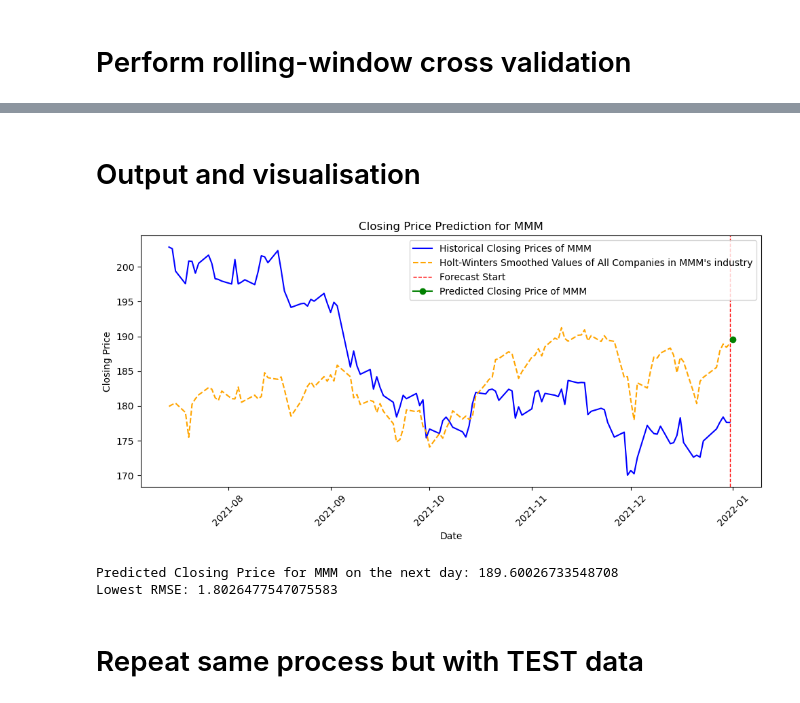
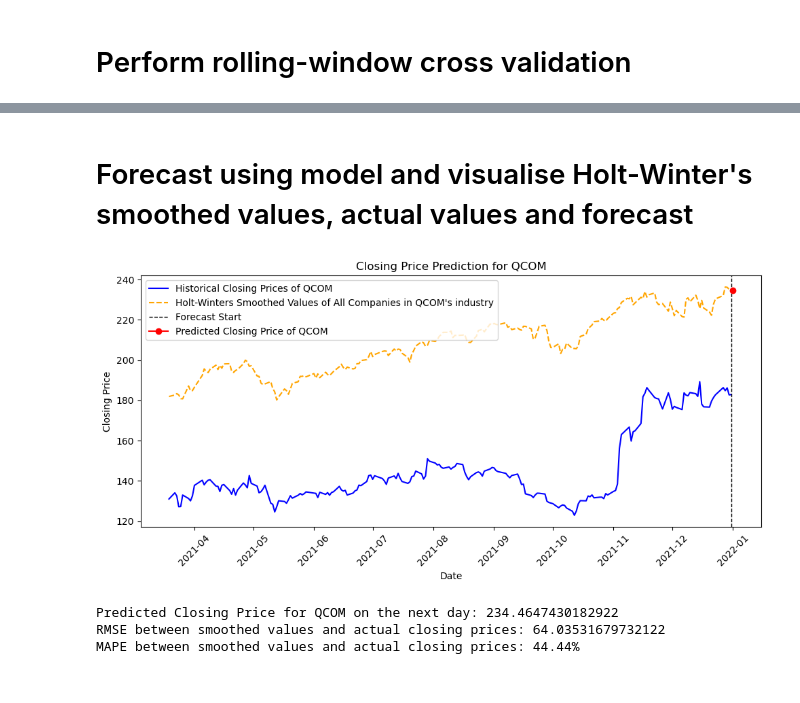
Before and after one commit to yothisisash/IT1244-Stock-Market, a Jupyter notebook: holt_winters_all_and_some_companies_v2.ipynb, the cells around one changed output, grey strips where cells are left out. Cells and saved outputs as stored; diff of their text form; code cells hidden in the pictures.

Commit message:
hw_industry commit

```diff
--- a/holt_winters_all_and_some_companies_v2.ipynb
+++ b/holt_winters_all_and_some_companies_v2.ipynb
@@ -20,7 +25,7 @@ data['Date'] = pd.to_datetime(data['Date'])
 # Retrieve the relevant information - instead of all 500 companies, use the companies belonging in the same industry as target company
 # %%
 # Define the company of interest
-target_company = 'MMM'  # Replace with your target company name
+target_company = 'QCOM'
 
 # Ensure we have data for the target company
 if target_company not in data['Symbol'].unique():
@@ -34,13 +39,13 @@ if len(target_data) < 5:
     raise ValueError("Not enough data to predict. At least 5 days are required.")
 
 # Get the industry of the target company
-target_industry = target_data['GICS Sector'].iloc[0]  # Assuming 'Industry' is a column in your data
+target_industry = target_data['GICS Sector'].iloc[0]
 
 # Filter data for companies in the same industry
 industry_data = data[data['GICS Sector'] == target_industry]
 
 # Get the last n days of data for the target company
-last_n_days_target = target_data['Close'].tail(120)
+last_n_days_target = target_data['Close'].tail(200)
 
 # Get the last n days of data for all companies in the same industry
 last_n_days_industry = industry_data[industry_data['Date'].isin(last_n_days_target.index)]
@@ -92,14 +99,14 @@ for start in range(0, test_size, roll_window):
 
     for trend, seasonal in param_combinations:
         try:
-            model = ExponentialSmoothing(train, trend=trend, seasonal=seasonal, seasonal_periods=12)
+            model = ExponentialSmoothing(train, trend=trend, seasonal=seasonal, seasonal_periods=7)
             fit = model.fit()
 
             # Forecast the next value(s)
             forecast = fit.forecast(roll_window)
 
             # Calculate RMSE
-            rmse = root_mean_squared_error(test, forecast)  # Using squared=False for RMSE
+            rmse = root_mean_squared_error(test, forecast)
 
             results.append({
                 'trend': trend,
@@ -150,29 +154,38 @@ forecast = model.forecast(steps=1)
-# %% [markdown]
-# Output and visualisation
+# %% [markdown]
+# Forecast using model and visualise Holt-Winter's smoothed values, actual values and forecast
 # %%
+# Forecast the next day's closing price
+forecast = model.forecast(steps=1)
+
 # Prepare data for visualization
 smoothed_values = model.fittedvalues
 
 # Visualization
 plt.figure(figsize=(10, 5))
 plt.plot(last_n_days_target.index, last_n_days_target, label=f'Historical Closing Prices of {target_company}', color='blue')
 plt.plot(smoothed_values.index, smoothed_values, label= f"Holt-Winters Smoothed Values of All Companies in {target_company}'s industry", color='orange', linestyle='--')
-plt.axvline(x=last_n_days_target.index[-1], color='red', linewidth=1, linestyle='--', label='Forecast Start')
-plt.plot(last_n_days_target.index[-1] + pd.DateOffset(days=1), forecast, marker='o', label=f'Predicted Closing Price of {target_company}', color='green')
+plt.axvline(x=last_n_days_target.index[-1], color='black', linewidth=1, linestyle='--', label='Forecast Start')
+plt.plot(last_n_days_target.index[-1] + pd.DateOffset(days=1), forecast, marker='o', label=f'Predicted Closing Price of {target_company}', color='red')
 plt.title(f'Closing Price Prediction for {target_company}')
 plt.xlabel('Date')
 plt.ylabel('Closing Price')
 plt.legend()
 plt.xticks(rotation=45)
 plt.tight_layout()
 plt.show()
 
 # Output the predicted closing price
 print(f'Predicted Closing Price for {target_company} on the next day: {forecast.iloc[0]}')
-print(f"Lowest RMSE: {lowest_rmse_row['rmse']}")
+
+# Calcualte RMSE between actual values and smoothed values
+rmse = root_mean_squared_error(last_n_days_target.values, smoothed_values.values)
+print(f"RMSE between smoothed values and actual closing prices: {rmse}")
+
+# Calculate Mean Absolute Percentage Error (MAPE)
+mape = np.mean(np.abs((last_n_days_target.values - smoothed_values.values) / last_n_days_target.values)) * 100
+print(f'MAPE between smoothed values and actual closing prices: {mape:.2f}%')
 # %% [output]
-[figure, old version]
+[figure, new version]
-Predicted Closing Price for MMM on the next day: 189.60026733548708
-Lowest RMSE: 1.8026477547075583
+Predicted Closing Price for QCOM on the next day: 234.4647430182922
+RMSE between smoothed values and actual closing prices: 64.03531679732122
+MAPE between smoothed values and actual closing prices: 44.44%
-# %% [markdown]
-# Repeat same process but with TEST data
```
Also changed, not shown: parts of 12 cells of this notebook.
